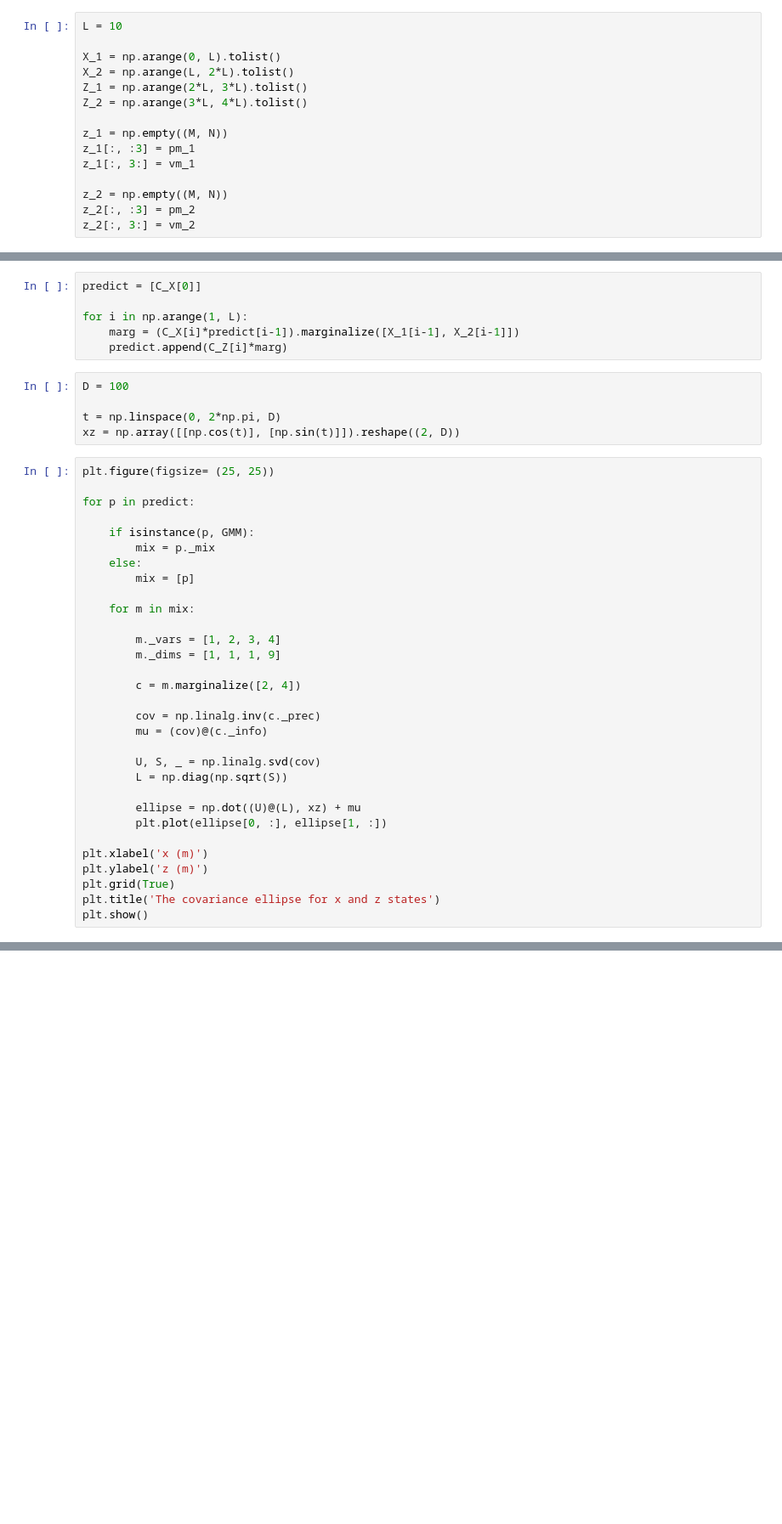
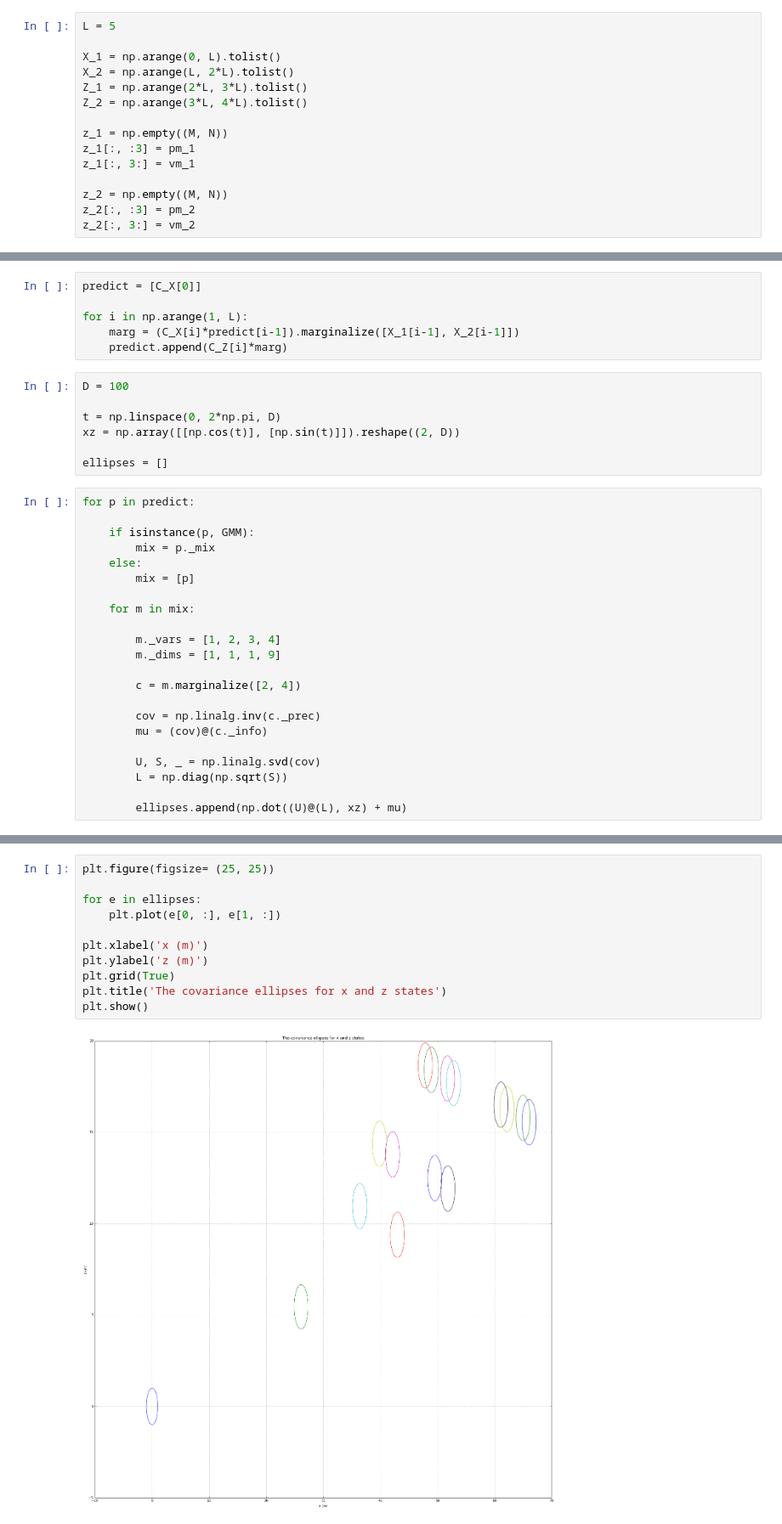
Before and after one commit to scjrobertson/xRange, a Jupyter notebook: tracking/tracking.ipynb, the cells around one changed output, grey strips where cells are left out. Shown at 85% size. Cells and saved outputs as stored; diff of their text form; blank space fills up the shorter version.

```diff
--- a/tracking/tracking.ipynb
+++ b/tracking/tracking.ipynb
@@ -205,5 +205,5 @@ plt.show()
 # %%
-L = 10
+L = 5
 
 X_1 = np.arange(0, L).tolist()
 X_2 = np.arange(L, 2*L).tolist()
@@ -259,9 +259,9 @@ D = 100
 
 t = np.linspace(0, 2*np.pi, D)
 xz = np.array([[np.cos(t)], [np.sin(t)]]).reshape((2, D))
+
+ellipses = []
 # %%
-plt.figure(figsize= (25, 25))
-
 for p in predict:
 
     if isinstance(p, GMM):
@@ -282,11 +282,4 @@ for p in predict:
         U, S, _ = np.linalg.svd(cov)
         L = np.diag(np.sqrt(S))
 
-        ellipse = np.dot((U)@(L), xz) + mu
-        plt.plot(ellipse[0, :], ellipse[1, :])
-
-plt.xlabel('x (m)')
-plt.ylabel('z (m)')
-plt.grid(True)
-plt.title('The covariance ellipse for x and z states')
-plt.show()
+        ellipses.append(np.dot((U)@(L), xz) + mu)
@@ -298,0 +286,13 @@ print(list(range(0, 8)))
+# %%
+plt.figure(figsize= (25, 25))
+
+for e in ellipses:
+    plt.plot(e[0, :], e[1, :])
+
+plt.xlabel('x (m)')
+plt.ylabel('z (m)')
+plt.grid(True)
+plt.title('The covariance ellipses for x and z states')
+plt.show()
+# %% [output]
+[figure, added]
```
Also changed, not shown: parts of 9 cells of this notebook, 3 other files.
